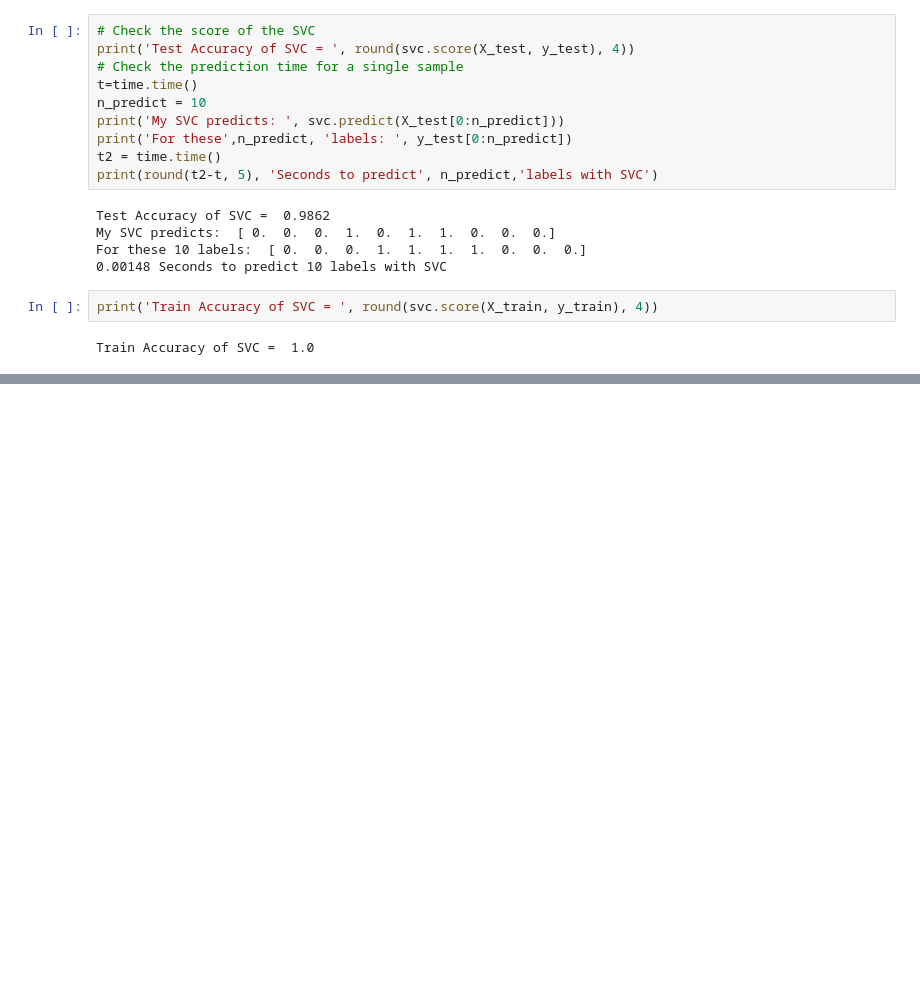
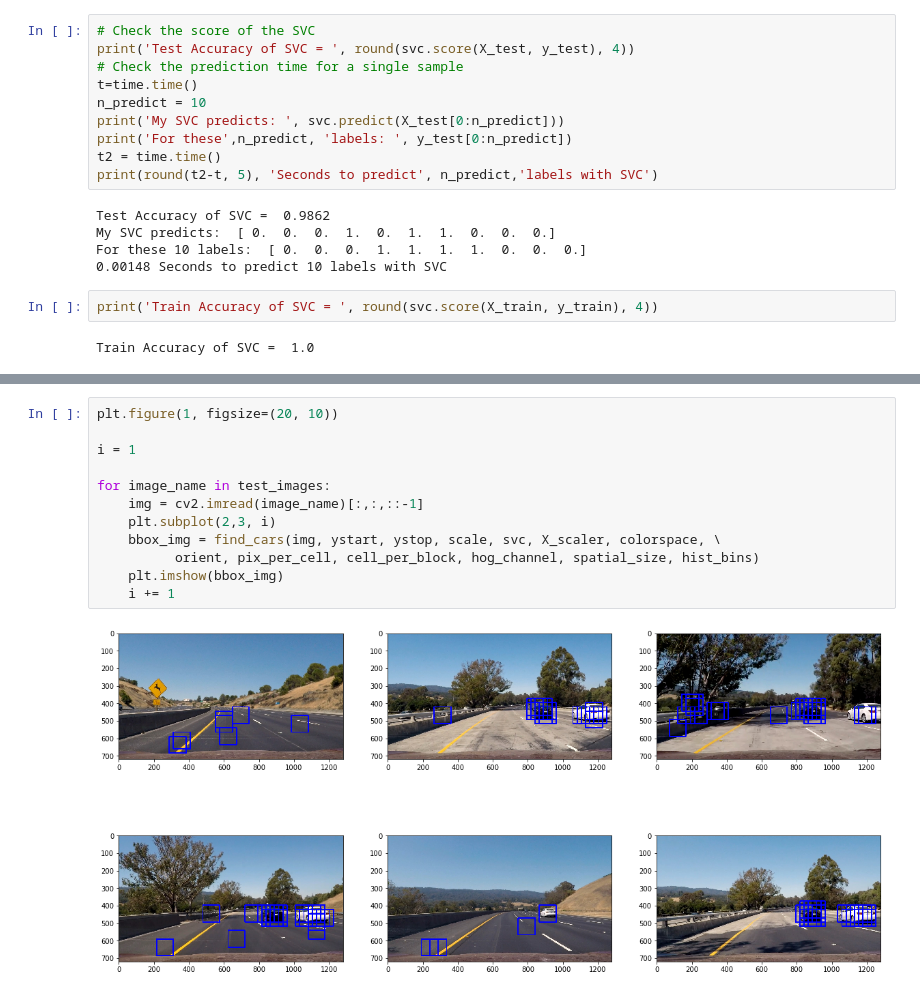
Before and after one commit to ricgu8086/CarND-Vehicle-Detection, a Jupyter notebook: main.ipynb, the cells around one changed output, grey strips where cells are left out. Saved outputs shown, nothing was run; the diff lists cells and outputs as text; blank space fills up the shorter version.

```diff
--- a/main.ipynb
+++ b/main.ipynb
@@ -189,0 +226,14 @@ pickle.dump(model, open(path2model, 'wb'))
+# %%
+plt.figure(1, figsize=(20, 10))
+
+i = 1
+
+for image_name in test_images:
+    img = cv2.imread(image_name)[:,:,::-1]
+    plt.subplot(2,3, i)
+    bbox_img = find_cars(img, ystart, ystop, scale, svc, X_scaler, colorspace, \
+          orient, pix_per_cell, cell_per_block, hog_channel, spatial_size, hist_bins)
+    plt.imshow(bbox_img)
+    i += 1
+# %% [output]
+[figure, added]
```
Also changed, not shown: parts of 7 cells of this notebook, 1 other file.
